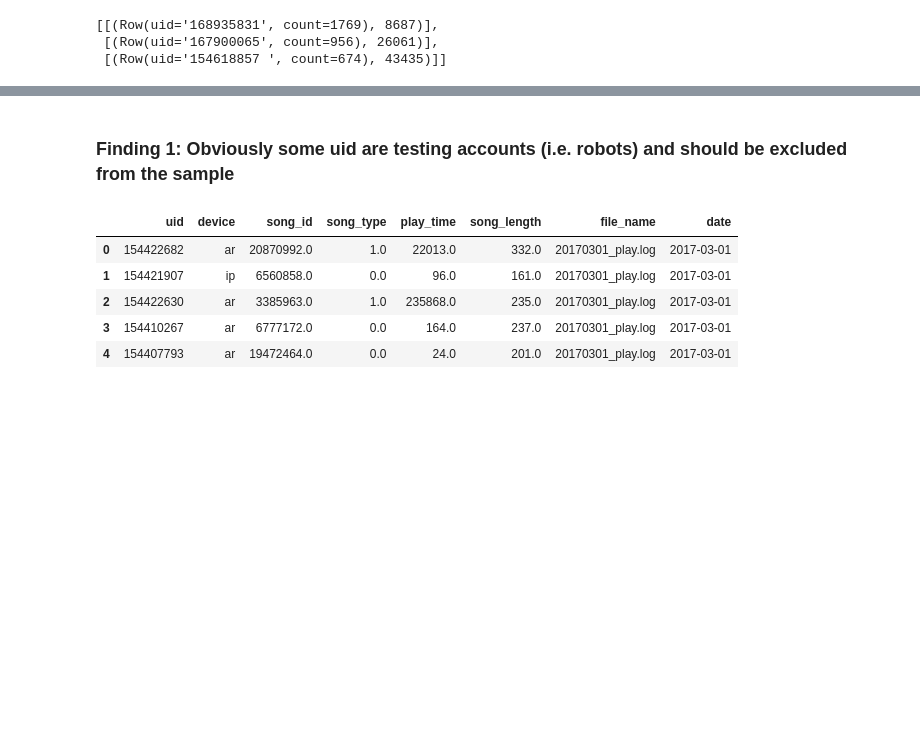
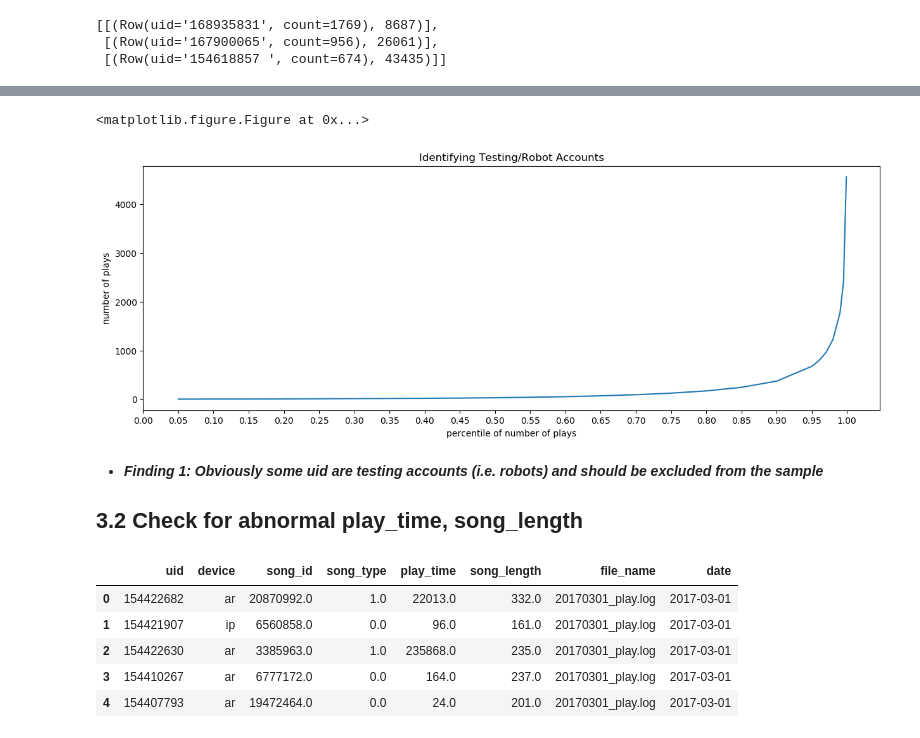
Before and after one commit to ZiweiDuan/MusicBox, a Jupyter notebook: Codes/5_Spark ETL (Extract & Transform & Load).ipynb, the cells around one changed output, grey strips where cells are left out. Cells and saved outputs as stored; diff of their text form; code cells hidden in the pictures; blank space fills up the shorter version.

```diff
--- a/Codes/5_Spark ETL (Extract & Transform & Load).ipynb
+++ b/Codes/5_Spark ETL (Extract & Transform & Load).ipynb
@@ -196,0 +197,5 @@ percentile_count
+# %%
+p_df = pd.DataFrame(np.arange(0.05, 1, 0.05), columns=['percentile'])
+p_df = p_df.append(pd.DataFrame([0.96, 0.97, 0.98, 0.99, 0.995, 0.999], columns=['percentile']), ignore_index=True)
+p_df['num_plays'] = pd.Series([1, 2, 3, 5, 8, 11, 14, 17, 22, 29, 39, 51, 68, 91, 123, 169, 243, 370, 674, \
+                               790, 956, 1224, 1769, 2406, 4560])
@@ -197,2 +220,15 @@ percentile_count
+# %%
+plt.clf()
+plt.rcdefaults()
+fig, ax = plt.subplots(figsize=(15, 5))
+ax.plot(p_df['percentile'], p_df['num_plays'])
+ax.set_xlabel('percentile of number of plays')
+ax.set_ylabel('number of plays')
+ax.set_xticks(np.arange(0,1.05, 0.05))
+ax.set_title('Identifying Testing/Robot Accounts')
+plt.show()
+# %% [output]
+<matplotlib.figure.Figure at 0x...>
+[figure, added]
 # %%
 all_uid_count.repartition(1).write.csv('../Data/all_uid_count', header=True)
@@ -199,5 +237,7 @@ all_uid_count.repartition(1).write.csv('../Data/all_uid_count', header=True)
 # %% [markdown]
-### Finding 1: Obviously some uid are testing accounts (i.e. robots) and should be excluded from the sample
+- ***Finding 1: Obviously some uid are testing accounts (i.e. robots) and should be excluded from the sample***
+
+## 3.2 Check for abnormal play_time, song_length
 # %%
 song_df.select('play_time', 'song_length', 'paid_flag').describe().show()
 # %%
```
Also changed, not shown: parts of 28 cells of this notebook, 2 other files.
